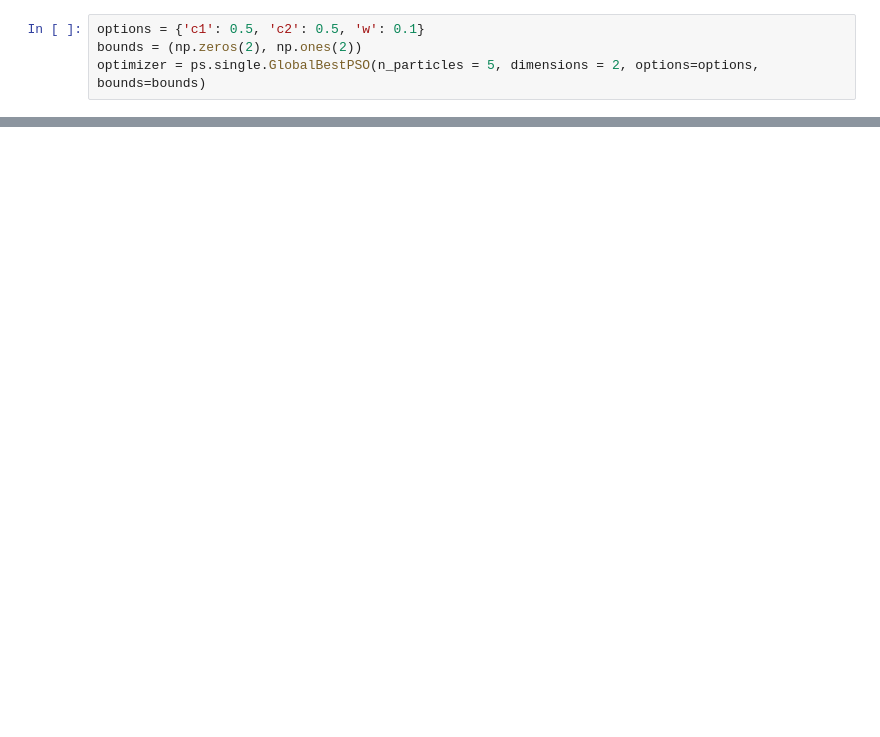
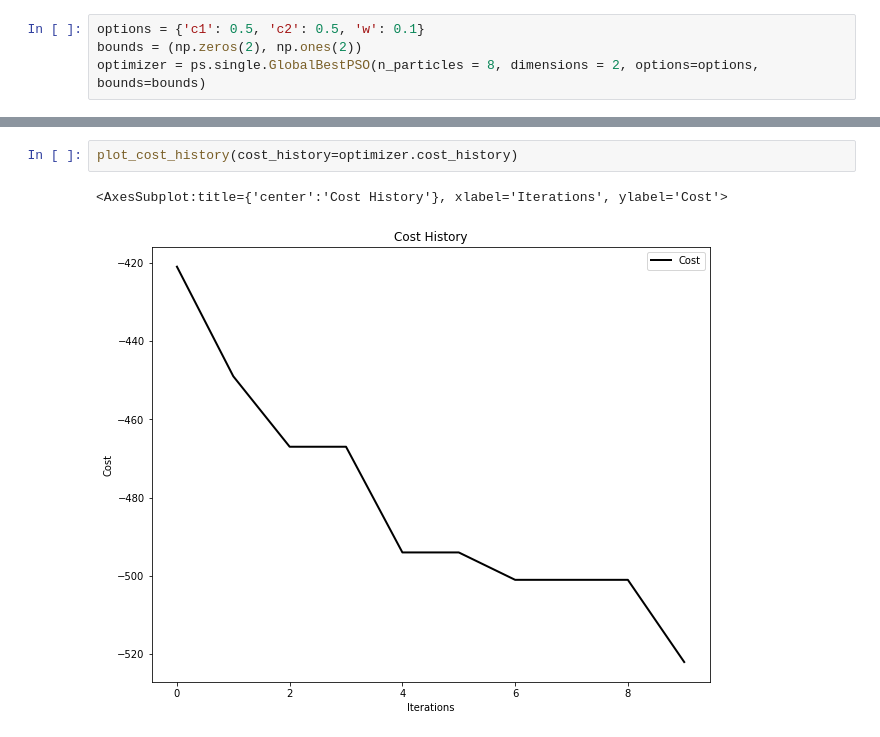
Before and after one commit to gergokoncz/collective_behavior_of_swarms, a Jupyter notebook: src/optimization.ipynb, the cells around one changed output, grey strips where cells are left out. Cells and saved outputs as stored; diff of their text form; blank space fills up the shorter version.

Commit message:
some cleaning, genetic optim is written

```diff
--- a/src/optimization.ipynb
+++ b/src/optimization.ipynb
@@ -22,7 +26,7 @@ def callpsim(x):
 # %%
 options = {'c1': 0.5, 'c2': 0.5, 'w': 0.1}
 bounds = (np.zeros(2), np.ones(2))
-optimizer = ps.single.GlobalBestPSO(n_particles = 5, dimensions = 2, options=options, bounds=bounds)
+optimizer = ps.single.GlobalBestPSO(n_particles = 8, dimensions = 2, options=options, bounds=bounds)
 # %%
 s = optimizer.optimize(callpsim, iters=10)
 # %% [output]
@@ -34,0 +39,5 @@ s
+# %%
+plot_cost_history(cost_history=optimizer.cost_history)
+# %% [output]
+<AxesSubplot:title={'center':'Cost History'}, xlabel='Iterations', ylabel='Cost'>
+[figure, added]
```
Also changed, not shown: parts of 4 cells of this notebook, 8 other files.
